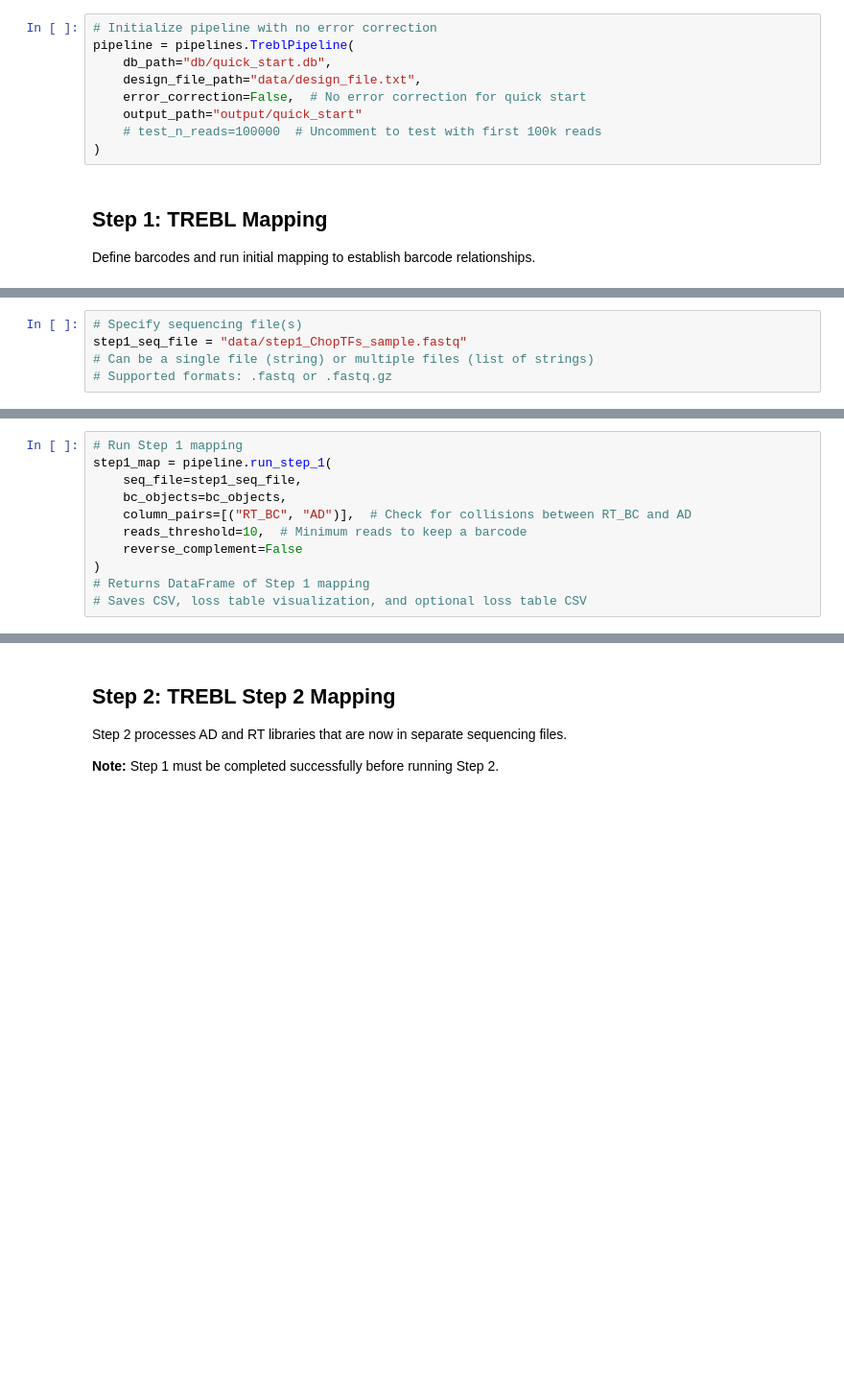
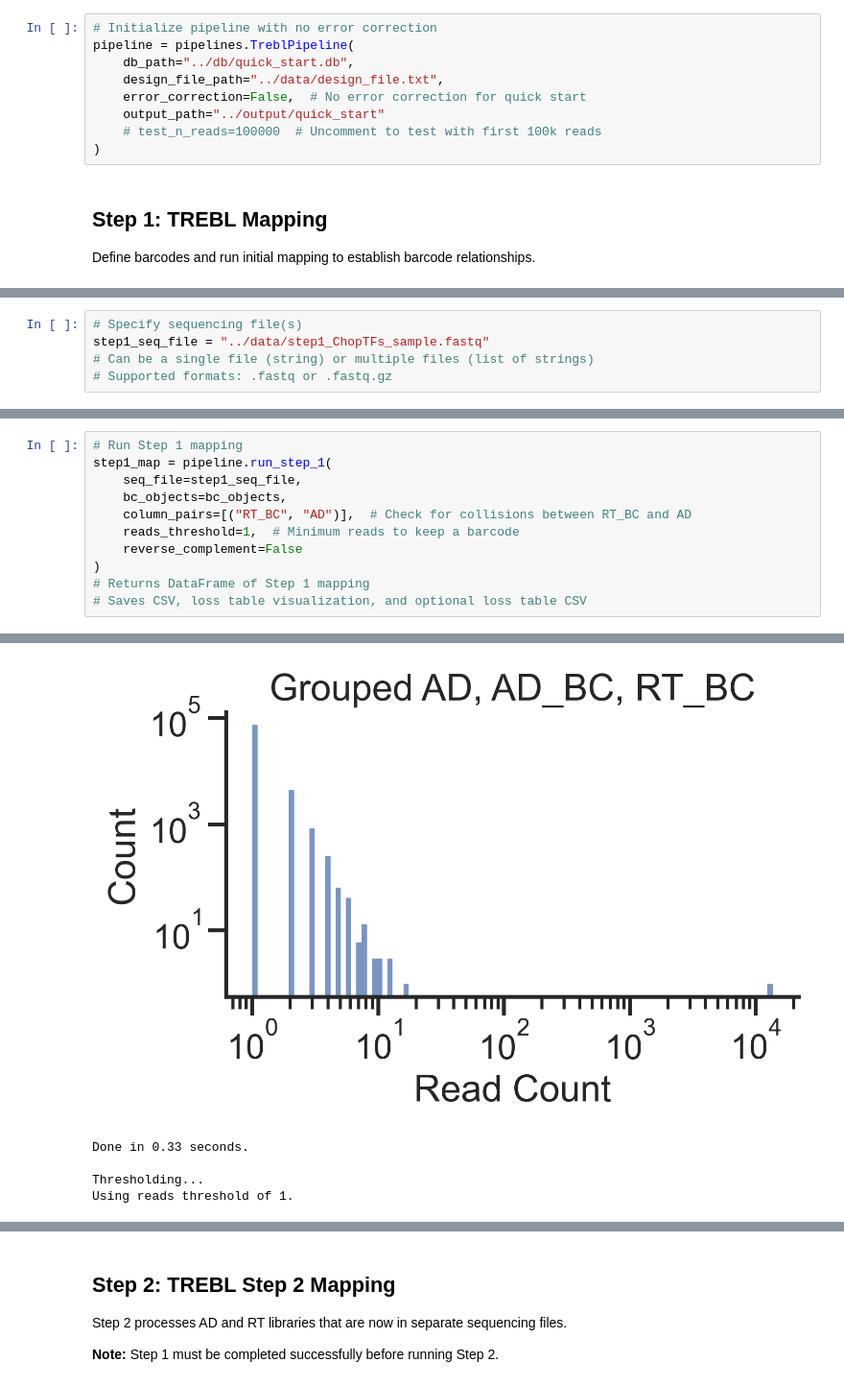
Before and after one commit to staller-lab/trebl_tools, a Jupyter notebook: examples/notebooks/quick_start_example.ipynb, the cells around one changed output, grey strips where cells are left out. Shown at 96% size. Saved outputs shown, nothing was run; the diff lists cells and outputs as text; blank space fills up the shorter version.

Commit message:
ran through quick start example

```diff
--- a/examples/notebooks/quick_start_example.ipynb
+++ b/examples/notebooks/quick_start_example.ipynb
@@ -42,10 +45,10 @@ Key settings for quick start:
 # %%
 # Initialize pipeline with no error correction
 pipeline = pipelines.TreblPipeline(
-    db_path="db/quick_start.db",
-    design_file_path="data/design_file.txt",
+    db_path="../db/quick_start.db",
+    design_file_path="../data/design_file.txt",
     error_correction=False,  # No error correction for quick start
-    output_path="output/quick_start"
+    output_path="../output/quick_start"
     # test_n_reads=100000  # Uncomment to test with first 100k reads
 )
 # %% [markdown]
@@ -80,6 +85,6 @@ bc_objects = [AD, AD_BC, RT_BC]
 # %%
 # Specify sequencing file(s)
-step1_seq_file = "data/step1_ChopTFs_sample.fastq"
+step1_seq_file = "../data/step1_ChopTFs_sample.fastq"
 # Can be a single file (string) or multiple files (list of strings)
 # Supported formats: .fastq or .fastq.gz
 # %%
@@ -100,8 +122,9 @@ step1_map = pipeline.run_step_1(
     seq_file=step1_seq_file,
     bc_objects=bc_objects,
     column_pairs=[("RT_BC", "AD")],  # Check for collisions between RT_BC and AD
-    reads_threshold=10,  # Minimum reads to keep a barcode
+    reads_threshold=1,  # Minimum reads to keep a barcode
     reverse_complement=False
 )
 # Returns DataFrame of Step 1 mapping
 # Saves CSV, loss table visualization, and optional loss table CSV
+# %% [output]
@@ -107,0 +145,5 @@ step1_map = pipeline.run_step_1(
+[figure, added]
+Done in 0.33 seconds.
+
+Thresholding...
+Using reads threshold of 1.
```
Also changed, not shown: parts of 17 cells of this notebook, 5 other files.
